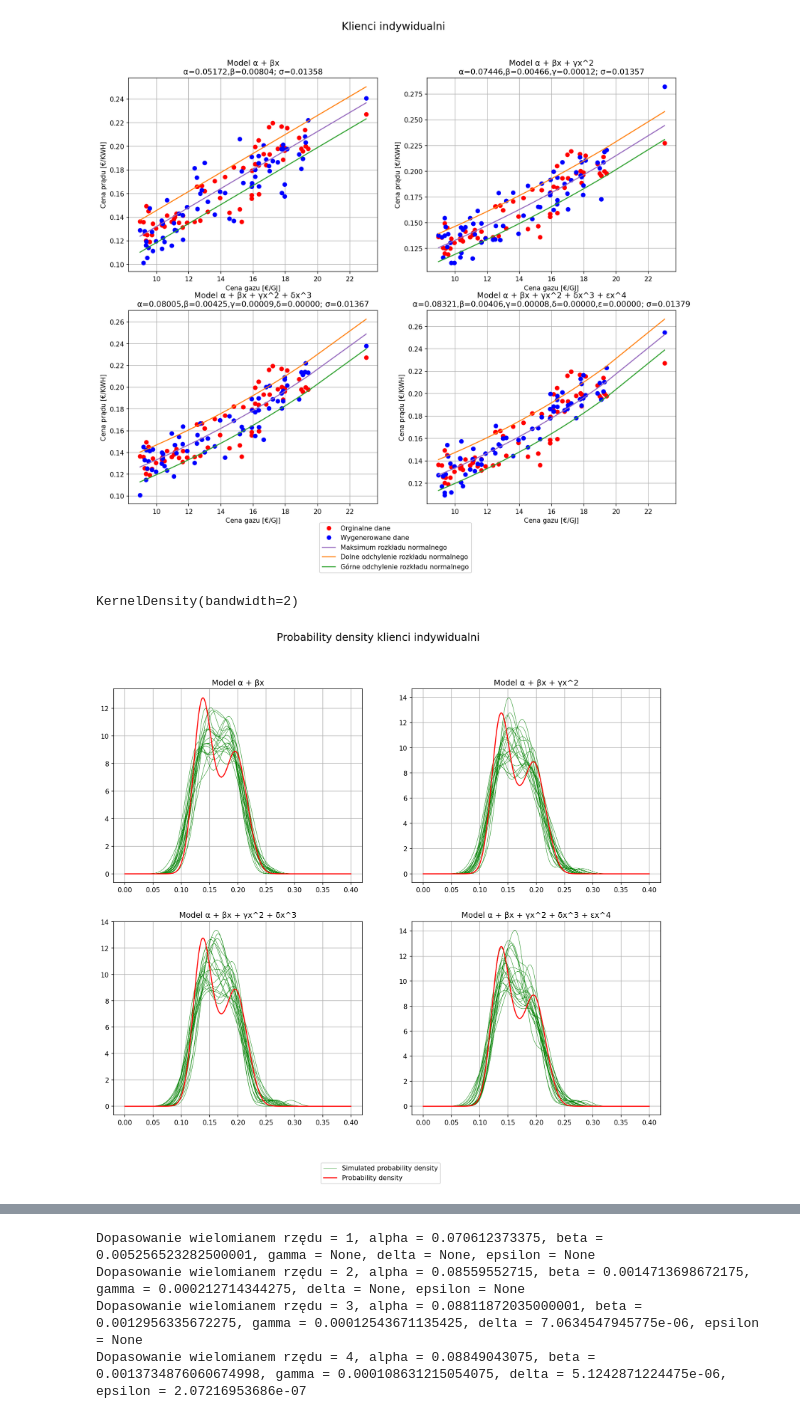
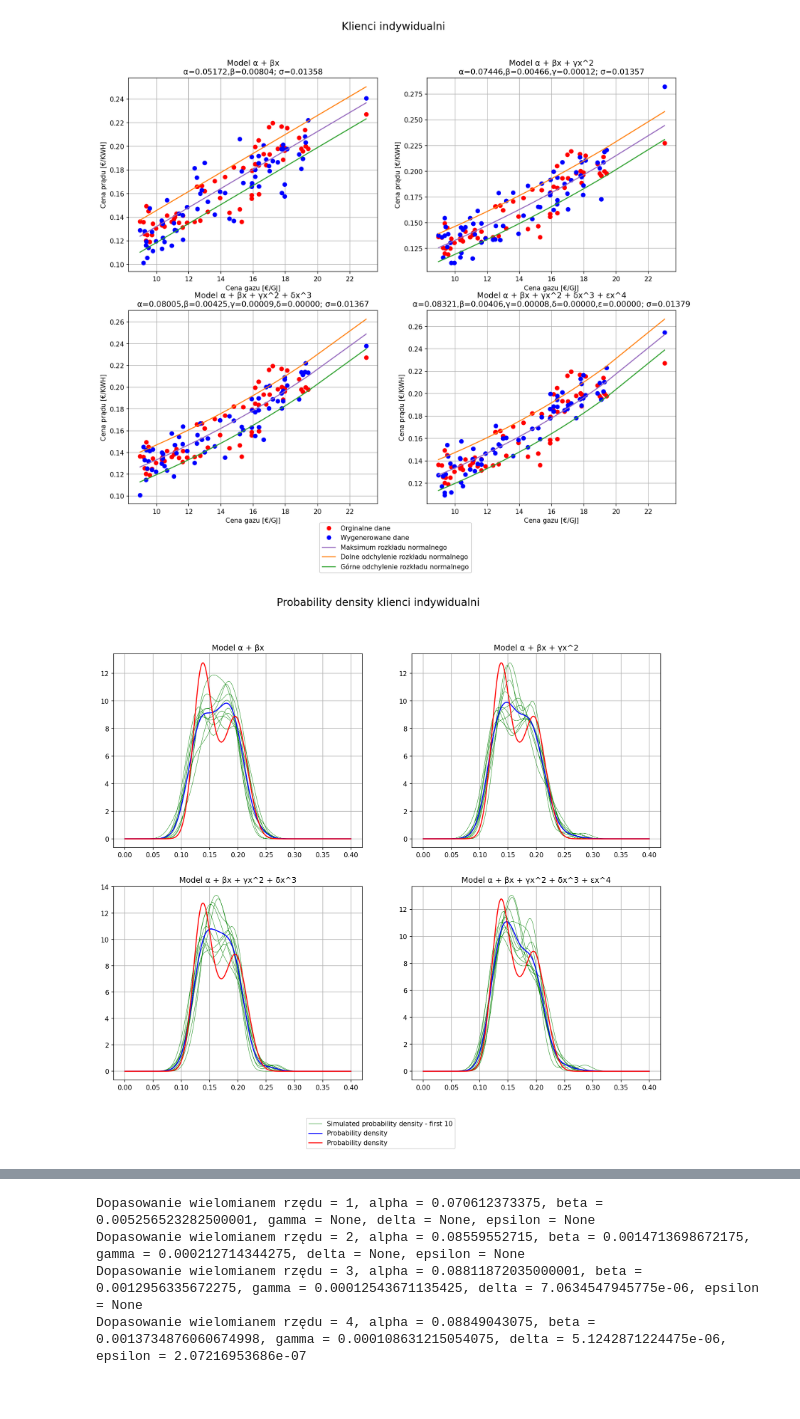
Before and after one commit to JTSawicki/Projekt-DataAnalytics-2022, a Jupyter notebook: Source_Code/Models 2.ipynb, the cells around one changed output, grey strips where cells are left out. Drawn from its saved outputs; the diff is of its cells as text; code cells hidden in the pictures.

```diff
--- a/Source_Code/Models 2.ipynb
+++ b/Source_Code/Models 2.ipynb
@@ -229,19 +229,27 @@ def PlotFitedData(x, y, fit_data, fit_degree, ax):
         ax.set_title('Model α + βx + γx^2 + δx^3\nα={:.5f},β={:.5f},γ={:.5f},δ={:.5f}; σ={:.5f}'.format(alpha, beta, gamma, delta, sigma))
     elif fit_degree == 4:
         ax.set_title('Model α + βx + γx^2 + δx^3 + εx^4\nα={:.5f},β={:.5f},γ={:.5f},δ={:.5f},ε={:.5f}; σ={:.5f}'.format(alpha, beta, gamma, delta, epsilon, sigma))
+    return (alpha, beta, gamma, delta, epsilon, sigma)
 
 
 def PlotProbabilityDensity(y, fit_data, fit_degree, ax, densityNum=15, linStart=0, linEnd=1, linNum=500):
     u = np.linspace(linStart, linEnd, linNum)
     y_sim = fit_data.stan_variable('y_sim')
+    all_sim_density = []
     for i in range(densityNum):
         kernel = gaussian_kde(sorted(y_sim[i, :]))
+        evaluation = kernel.evaluate(u)
+        all_sim_density.append(evaluation)
         if i == densityNum-1:
-            ax.plot(u, kernel.evaluate(u), 'g', linewidth=0.5, label='Simulated probability density')
-        else:
-            ax.plot(u, kernel.evaluate(u), 'g', linewidth=0.5)
+            ax.plot(u, evaluation, 'g', linewidth=0.5, label='Simulated probability density - first {0}'.format(densityNum))
+        elif i < densityNum:
+            ax.plot(u, evaluation, 'g', linewidth=0.5)
+    tmp_all_sim_density_array = [np.array(x) for x in all_sim_density]
+    mean_sim_density = [np.mean(k) for k in zip(*tmp_all_sim_density_array)]
+    ax.plot(u, mean_sim_density, 'b', linewidth=1.5, label='Probability density')
     kernel = gaussian_kde(sorted(y))
-    ax.plot(u, kernel.evaluate(u), 'r', linewidth=1.5, label='Probability density')
+    input_density = kernel.evaluate(u)
+    ax.plot(u, input_density, 'r', linewidth=1.5, label='Probability density')
 
     if fit_degree == 1:
         ax.set_title('Model α + βx')
@@ -251,6 +259,25 @@ def PlotProbabilityDensity(y, fit_data, fit_degree, ax, densityNum=15, linStart=
         ax.set_title('Model α + βx + γx^2 + δx^3')
     elif fit_degree == 4:
         ax.set_title('Model α + βx + γx^2 + δx^3 + εx^4')
+    return (input_density, mean_sim_density, u)
+
+def PlotDensityDifference(original, simulated, u, fit_degree, ax) :
+    '''
+        Funkcja plotuje original - simulated
+    '''
+    density_difference = original - simulated
+    ax.plot(u, density_difference, 'r', linewidth=1.5, label='Probability density difference')
+
+    if fit_degree == 1:
+        ax.set_title('Model α + βx')
+    elif fit_degree == 2:
+        ax.set_title('Model α + βx + γx^2')
+    elif fit_degree == 3:
+        ax.set_title('Model α + βx + γx^2 + δx^3')
+    elif fit_degree == 4:
+        ax.set_title('Model α + βx + γx^2 + δx^3 + εx^4')
+    print('Total difference:', np.sum(np.abs(density_difference)))
+    return density_difference
 # %%
 f, axs = plt.subplots(2, 2, figsize=(15,12), dpi=150)
 
@@ -271,27 +298,19 @@ Dopasowanie wielomianem rzędu = 2, alpha = 0.0744602317, beta = 0.0046608157035
 Dopasowanie wielomianem rzędu = 3, alpha = 0.0800546377, beta = 0.004249666350174999, gamma = 8.713580855427499e-05, delta = 2.0393261086965e-06, epsilon = None
 Dopasowanie wielomianem rzędu = 4, alpha = 0.08321071477500001, beta = 0.00406172242625, gamma = 7.561649316124749e-05, delta = 1.7719409673201499e-06, epsilon = 5.12730011519e-08
 [figure]
-# %%
-from sklearn.neighbors import KernelDensity
-sample = sorted(eh_mean_list)
-sample = np.array(sample).reshape(len(sample), 1)
-density_model = KernelDensity(bandwidth=2, kernel='gaussian')
-density_model.fit(sample)
-# %% [output]
-KernelDensity(bandwidth=2)
 # %%
 f, axs = plt.subplots(2, 2, figsize=(15,12), dpi=150)
 
-PlotProbabilityDensity(eh_mean_list, h_fit_degree1, 1, axs[0, 0], densityNum=20, linEnd=0.4)
-PlotProbabilityDensity(eh_mean_list, h_fit_degree2, 2, axs[0, 1], densityNum=20, linEnd=0.4)
-PlotProbabilityDensity(eh_mean_list, h_fit_degree3, 3, axs[1, 0], densityNum=20, linEnd=0.4)
-PlotProbabilityDensity(eh_mean_list, h_fit_degree4, 4, axs[1, 1], densityNum=20, linEnd=0.4)
+(h_density1, h_sim_density1, uh1) = PlotProbabilityDensity(eh_mean_list, h_fit_degree1, 1, axs[0, 0], densityNum=10, linEnd=0.4)
+(h_density2, h_sim_density2, uh2) = PlotProbabilityDensity(eh_mean_list, h_fit_degree2, 2, axs[0, 1], densityNum=10, linEnd=0.4)
+(h_density3, h_sim_density3, uh3) = PlotProbabilityDensity(eh_mean_list, h_fit_degree3, 3, axs[1, 0], densityNum=10, linEnd=0.4)
+(h_density4, h_sim_density4, uh4) = PlotProbabilityDensity(eh_mean_list, h_fit_degree4, 4, axs[1, 1], densityNum=10, linEnd=0.4)
 
 f.suptitle('Probability density klienci indywidualni', fontsize=16)
 plt.rcParams['axes.grid'] = True
 handles, labels = axs[0, 0].get_legend_handles_labels()
 f.legend(handles, labels, loc='lower center')
 plt.savefig('Probability density klienci indywidualni.png', dpi=300, facecolor='w')
 plt.show()
 # %% [output]
-[figure, old version]
+[figure, new version]
```
Also changed, not shown: parts of 5 cells of this notebook, 5 other files.
